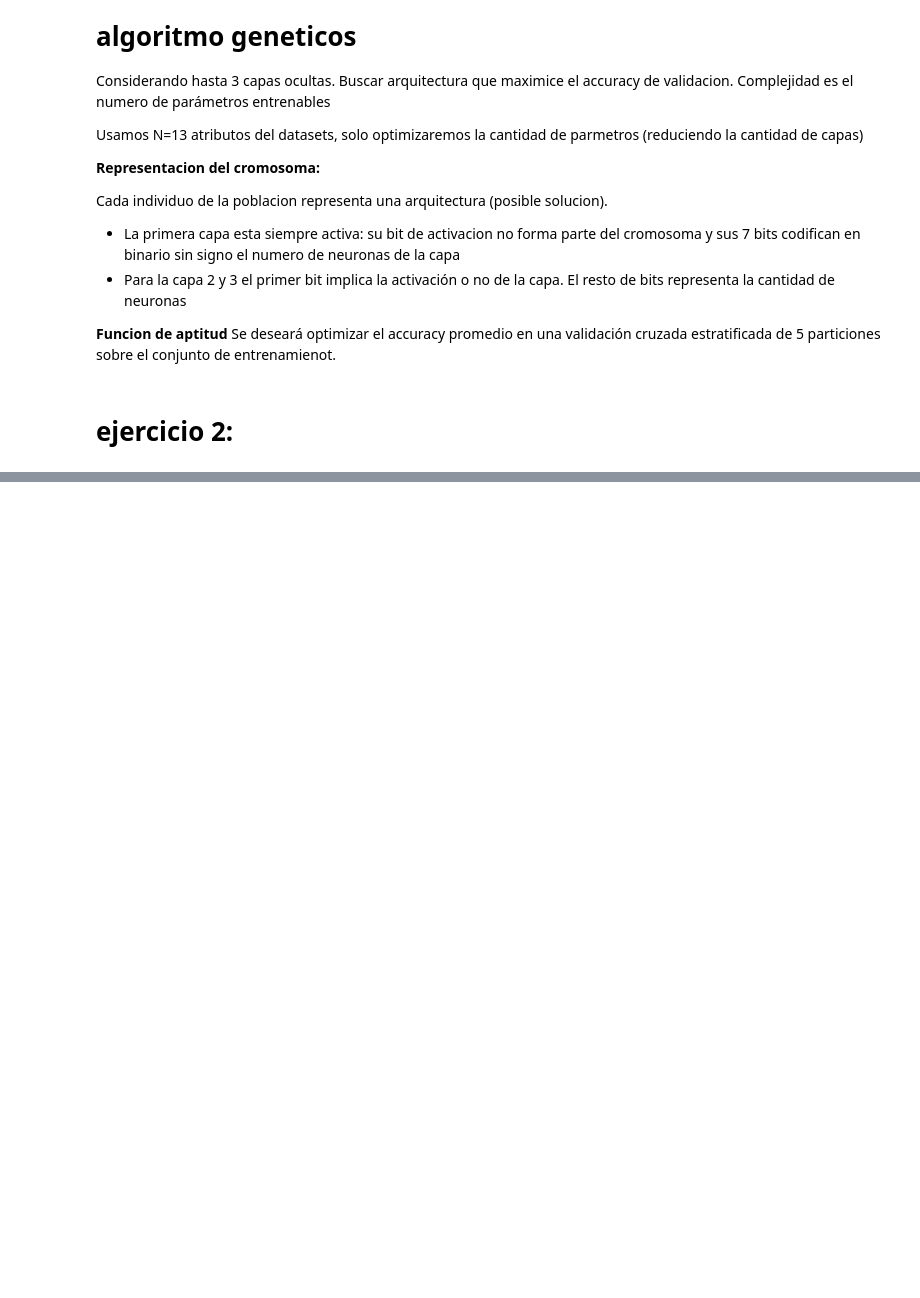
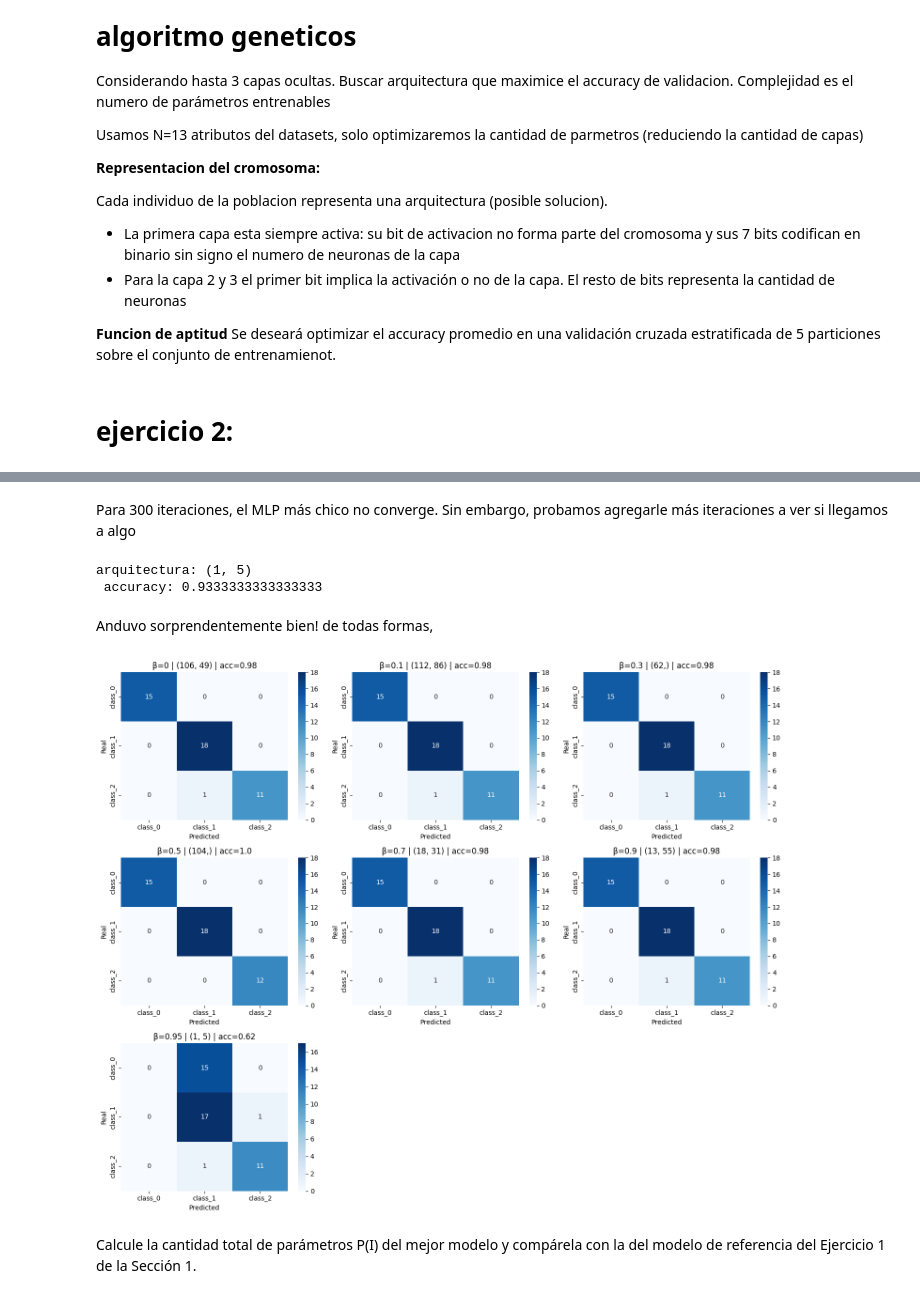
Before and after one commit to jjuradok/metaheuristicas-2026, a Jupyter notebook: ejes_1.ipynb, the cells around one changed output, grey strips where cells are left out. Drawn from its saved outputs; the diff is of its cells as text; code cells hidden in the pictures; blank space fills up the shorter version.

```diff
--- a/ejes_1.ipynb
+++ b/ejes_1.ipynb
@@ -414,0 +606,57 @@ final_model.fit(X_scaled, y)
+# %% [markdown]
+Para 300 iteraciones, el MLP más chico no converge. Sin embargo, probamos agregarle más iteraciones a ver si llegamos a algo
+# %%
+layers = results[0.95]["best_chromosome"].decode()
+
+hidden_layers = tuple(layer for layer in layers if layer is not None)
+final_model = MLPClassifier(
+    hidden_layer_sizes=hidden_layers,
+    max_iter=2000,
+    random_state=42,
+    activation='tanh',
+    solver='sgd',
+    learning_rate_init=0.01,
+)
+final_model.fit(X_train_scaled, y_train)
+y_pred = final_model.predict(X_test_scaled)
+
+accuracy = final_model.score(X_test_scaled, y_test)
+print(f"arquitectura: {hidden_layers}")
+print(f" accuracy: {accuracy}")
+
+cms.append(confusion_matrix(y_test, y_pred))
+# %% [output]
+arquitectura: (1, 5)
+ accuracy: 0.9333333333333333
+# %% [markdown]
+Anduvo sorprendentemente bien! de todas formas,
+# %%
+n = len(results)
+cols = math.ceil(math.sqrt(n))
+rows = math.ceil(n / cols)
+
+fig, axes = plt.subplots(rows, cols, figsize=(5 * cols, 4 * rows))
+axes = axes.flatten()
+
+for ax, (beta, data), cm, acc in zip(axes, results.items(), cms, accuracies):
+    hidden_layers = tuple(
+        layer for layer in data["best_chromosome"].decode()
+        if layer is not None
+    )
+    sns.heatmap(cm, annot=True, fmt="d", cmap="Blues", ax=ax,
+                xticklabels=df_wine.target_names,
+                yticklabels=df_wine.target_names)
+    ax.set_title(f"β={beta} | {hidden_layers} | acc={round(acc,2)}")
+    ax.set_xlabel("Predicted")
+    ax.set_ylabel("Real")
+
+for ax in axes[n:]:
+    ax.set_visible(False)
+
+plt.tight_layout()
+plt.show()
+# %% [output]
+[figure, added]
+# %% [markdown]
+Calcule la cantidad total de parámetros P(I) del mejor modelo y compárela con la del modelo
+de referencia del Ejercicio 1 de la Sección 1.
```
Also changed, not shown: parts of 18 cells of this notebook.
